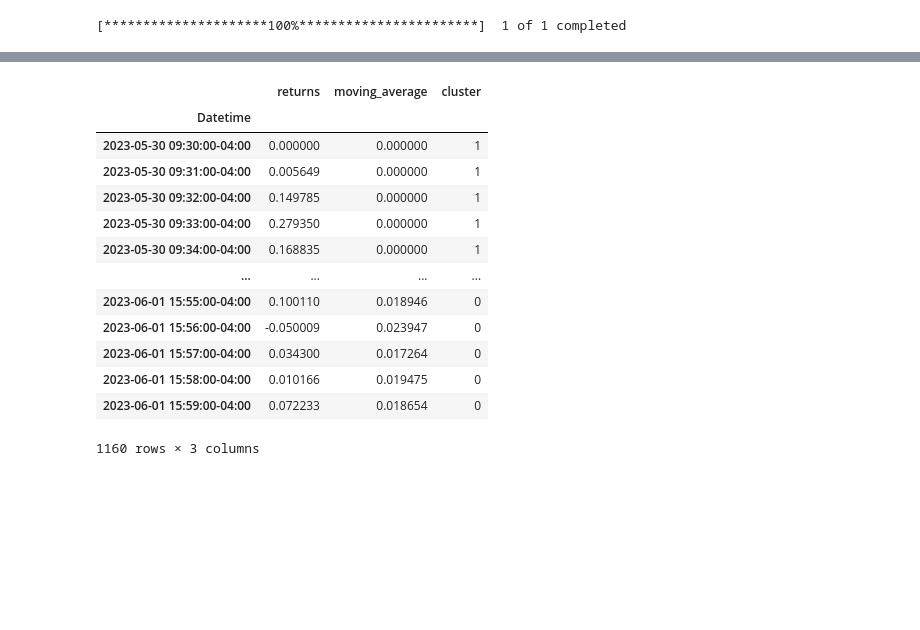
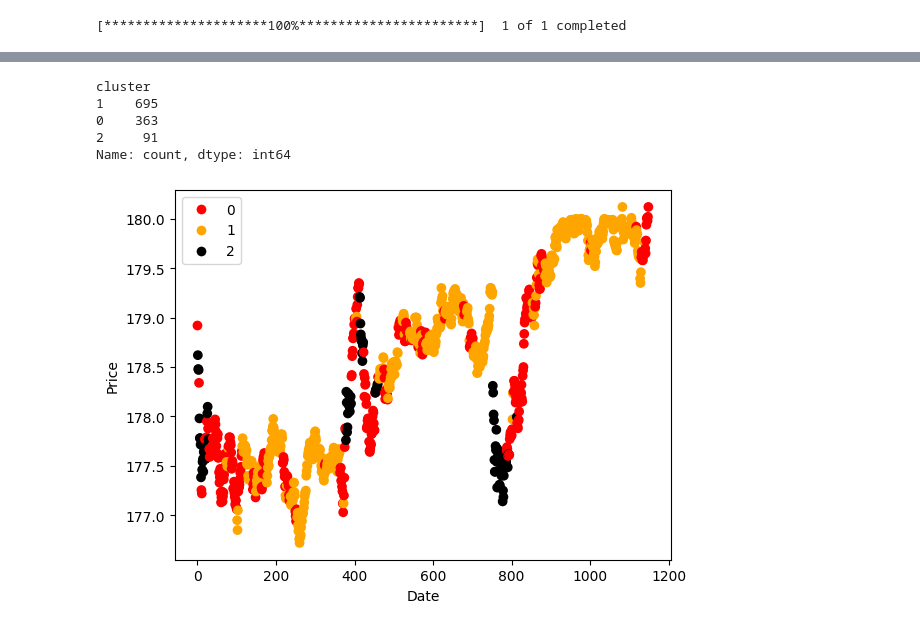
Before and after one commit to EyuelPersonal/BayesianProject, a Jupyter notebook: clustering_task2.ipynb, the cells around one changed output, grey strips where cells are left out. Cells and saved outputs as stored; diff of their text form; code cells hidden in the pictures; blank space fills up the shorter version.

```diff
--- a/clustering_task2.ipynb
+++ b/clustering_task2.ipynb
@@ -134,20 +134,43 @@ The acceptance probability does not match the target. It is 0.010702918882302534
-# %%
-df
-# %% [output]
-|  | returns | moving_average | cluster |
-| Datetime |  |  |  |
-| 2023-05-30 09:30:00-04:00 | 0.000000 | 0.000000 | 1 |
-| 2023-05-30 09:31:00-04:00 | 0.005649 | 0.000000 | 1 |
-| 2023-05-30 09:32:00-04:00 | 0.149785 | 0.000000 | 1 |
-| 2023-05-30 09:33:00-04:00 | 0.279350 | 0.000000 | 1 |
-| 2023-05-30 09:34:00-04:00 | 0.168835 | 0.000000 | 1 |
-| ... | ... | ... | ... |
-| 2023-06-01 15:55:00-04:00 | 0.100110 | 0.018946 | 0 |
-| 2023-06-01 15:56:00-04:00 | -0.050009 | 0.023947 | 0 |
-| 2023-06-01 15:57:00-04:00 | 0.034300 | 0.017264 | 0 |
-| 2023-06-01 15:58:00-04:00 | 0.010166 | 0.019475 | 0 |
-| 2023-06-01 15:59:00-04:00 | 0.072233 | 0.018654 | 0 |
-1160 rows × 3 columns
+# %%
+# df_clusters.value_counts('cluster')
+df_clusters.value_counts('cluster')
+# %% [output]
+cluster
+1    695
+0    363
+2     91
+Name: count, dtype: int64
+# %%
+# join df_clusters and df_og
+df_clusters = df_clusters.join(df_og, how='left')
+df_clusters.reset_index(inplace=True)
+df_clusters.head()
+# %%
+#import mcolors
+from matplotlib import colors as mcolors
+
+# Get unique categories and assign corresponding color map
+unique_categories = sorted(df_clusters['cluster'].unique())  # Sort the unique categories
+color_map = mcolors.ListedColormap(['red', 'orange', 'black'])  # Define specific colors for the categories
+
+# Plot scatter points with color based on cluster
+norm = mcolors.Normalize(vmin=0, vmax=len(unique_categories)-1)
+plt.scatter(df_clusters.index, df_clusters['High'], c=df_clusters['cluster'].astype('category').cat.codes,
+            cmap=color_map, norm=norm)
+
+# Create a legend with matching colors
+legend_labels = [plt.Line2D([0], [0], marker='o', color='w', markerfacecolor=color_map(norm(i)), markersize=8)
+                 for i, _ in enumerate(unique_categories)]
+plt.legend(legend_labels, unique_categories)
+
+# Set labels for x and y axes
+plt.xlabel('Date')
+plt.ylabel('Price')
+
+# Display the plot
+plt.show()
+# %% [output]
+[figure, added]
 # %%
 from sklearn import preprocessing
 
```
Also changed, not shown: parts of 12 cells of this notebook, 2 other files.
